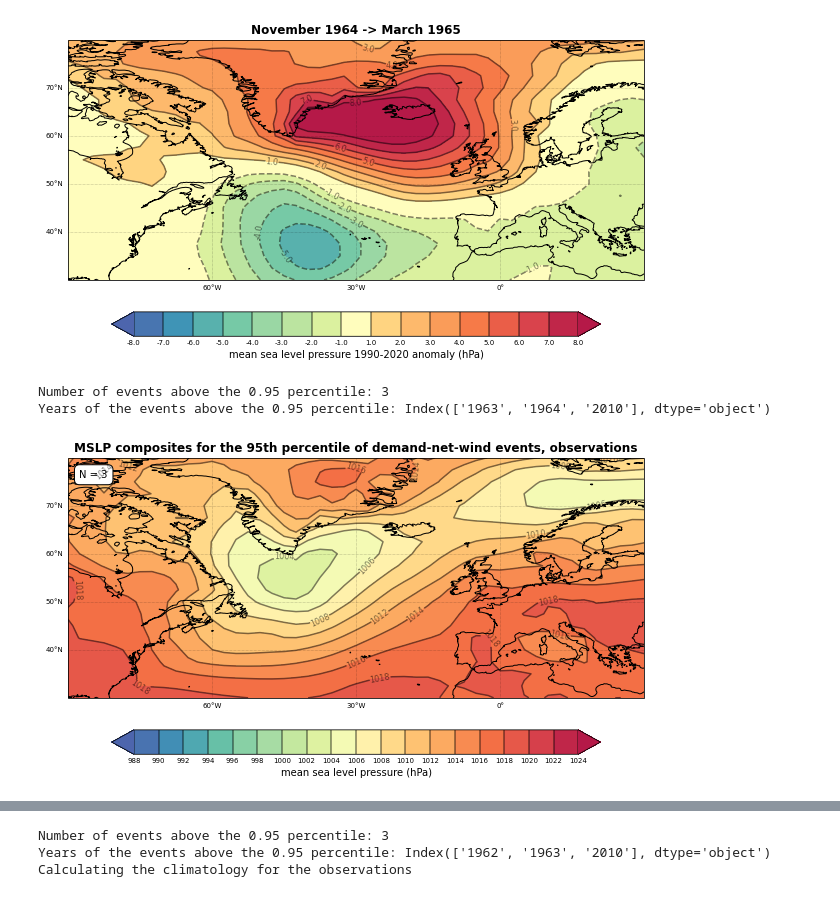
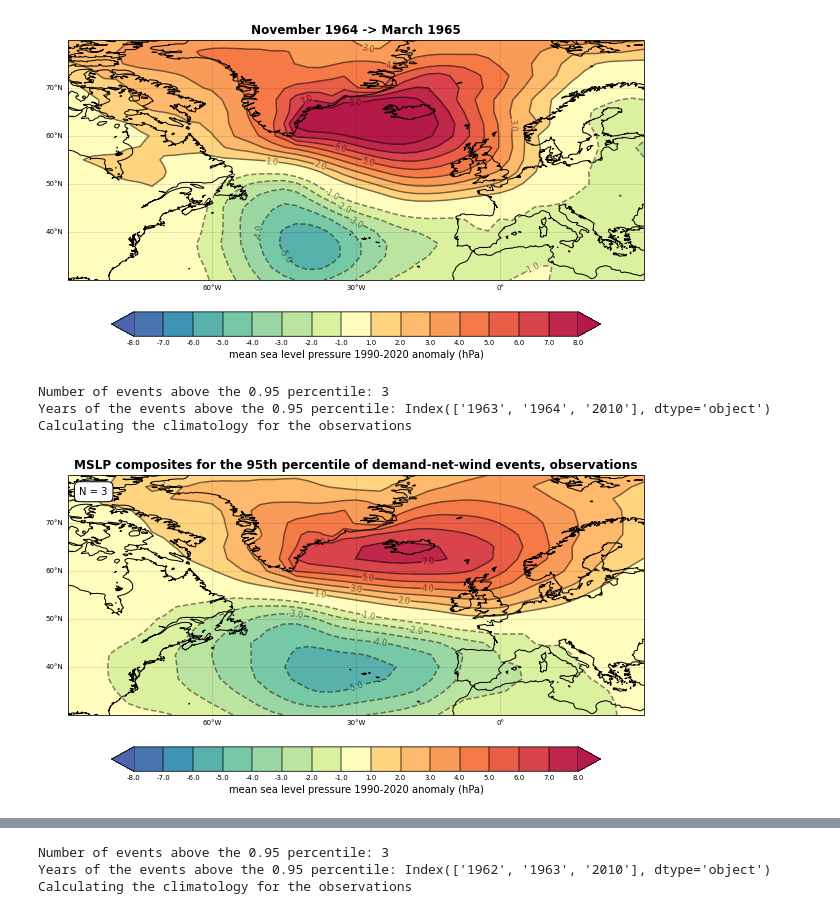
Before and after one commit to benhutchmet/unseen_multi_year, a Jupyter notebook: exploring_ind_events.ipynb, the cells around one changed output, grey strips where cells are left out. Cells and saved outputs as stored; diff of their text form; code cells hidden in the pictures.

```diff
--- a/exploring_ind_events.ipynb
+++ b/exploring_ind_events.ipynb
@@ -567,19 +567,20 @@ months to subset to: [11, 12, 1, 2, 3]
 # %%
 # now plot the composite of the 95%tile of demand net wind NDJFM winters
 # for the observed data
 # Set up the constsnats
 title = "MSLP composites for the 95th percentile of demand-net-wind events, observations"
 energy_variable = "demand_net_wind"
 percentile = 0.95
 
 # Call the function
 plot_composite_obs(
     title=title,
     energy_variable=energy_variable,
     percentile=percentile,
-    calc_anoms=False,
+    calc_anoms=True,
 )
 # %% [output]
 Number of events above the 0.95 percentile: 3
 Years of the events above the 0.95 percentile: Index(['1963', '1964', '2010'], dtype='object')
+Calculating the climatology for the observations
-[figure, old version]
+[figure, new version]
```
Also changed, not shown: parts of 1 cell of this notebook, 1 other file.
